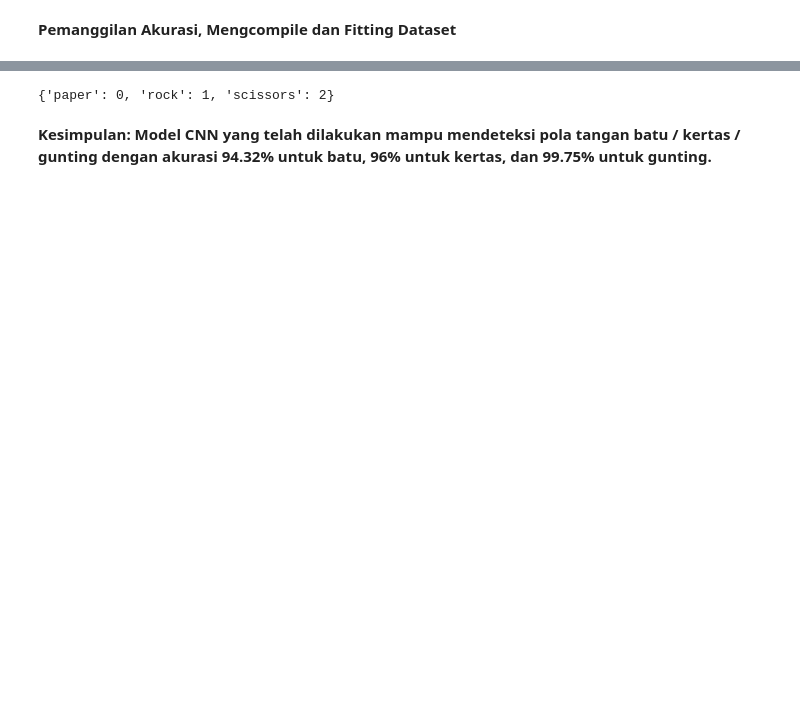
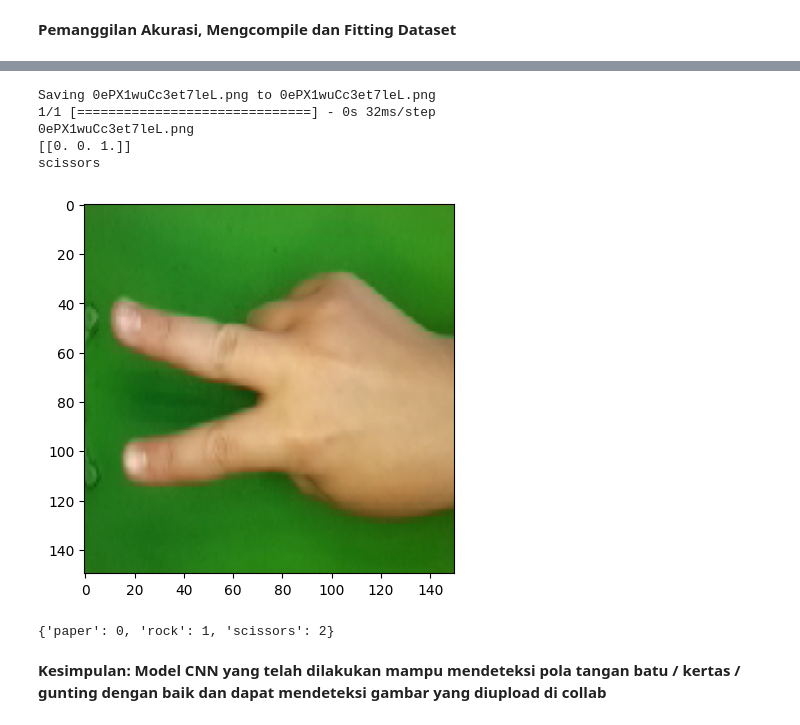
Before and after one commit to HanifRafandi014/Project_Data, a Jupyter notebook: Proyek_Akhir_ML1.ipynb, the cells around one changed output, grey strips where cells are left out. Saved outputs shown, nothing was run; the diff lists cells and outputs as text; code cells hidden in the pictures; blank space fills up the shorter version.

```diff
--- a/Proyek_Akhir_ML1.ipynb
+++ b/Proyek_Akhir_ML1.ipynb
@@ -376,0 +240,3 @@ Probability:  99.75 %
+# %%
+clasify_image()
+# %% [output]
@@ -377,6 +244,12 @@ Probability:  99.75 %
+Saving 0ePX1wuCc3et7leL.png to 0ePX1wuCc3et7leL.png
+1/1 [==============================] - 0s 32ms/step
+0ePX1wuCc3et7leL.png
+[[0. 0. 1.]]
+scissors
+[figure, added]
 # %%
 print(train_generator.class_indices)
 # %% [output]
 {'paper': 0, 'rock': 1, 'scissors': 2}
 # %% [markdown]
-**Kesimpulan: Model CNN yang telah dilakukan mampu mendeteksi pola tangan batu / kertas / gunting dengan akurasi 94.32% untuk batu, 96% untuk kertas, dan 99.75% untuk gunting.**
+**Kesimpulan: Model CNN yang telah dilakukan mampu mendeteksi pola tangan batu / kertas / gunting dengan baik dan dapat mendeteksi gambar yang diupload di collab**
```
Also changed, not shown: parts of 22 cells of this notebook.
